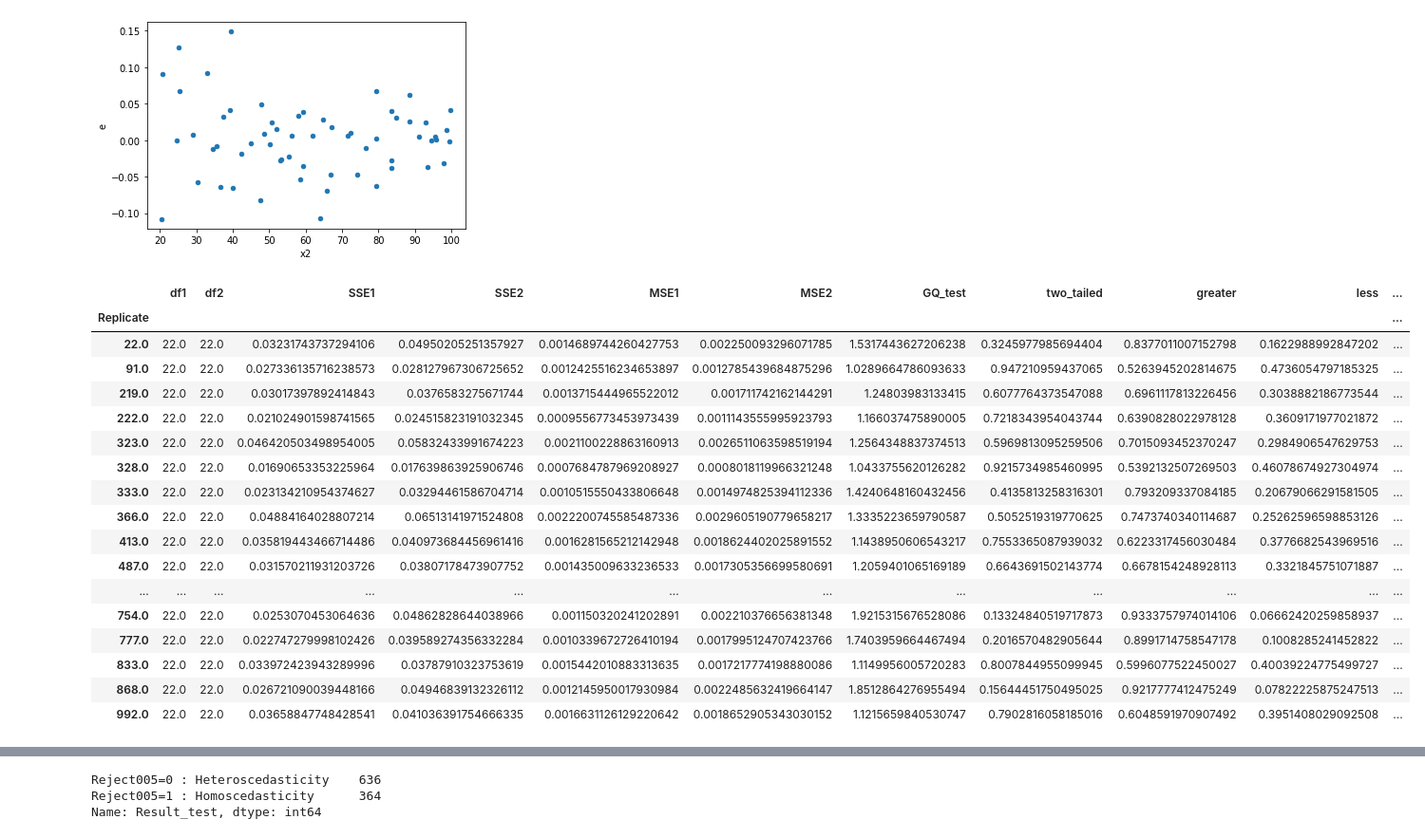
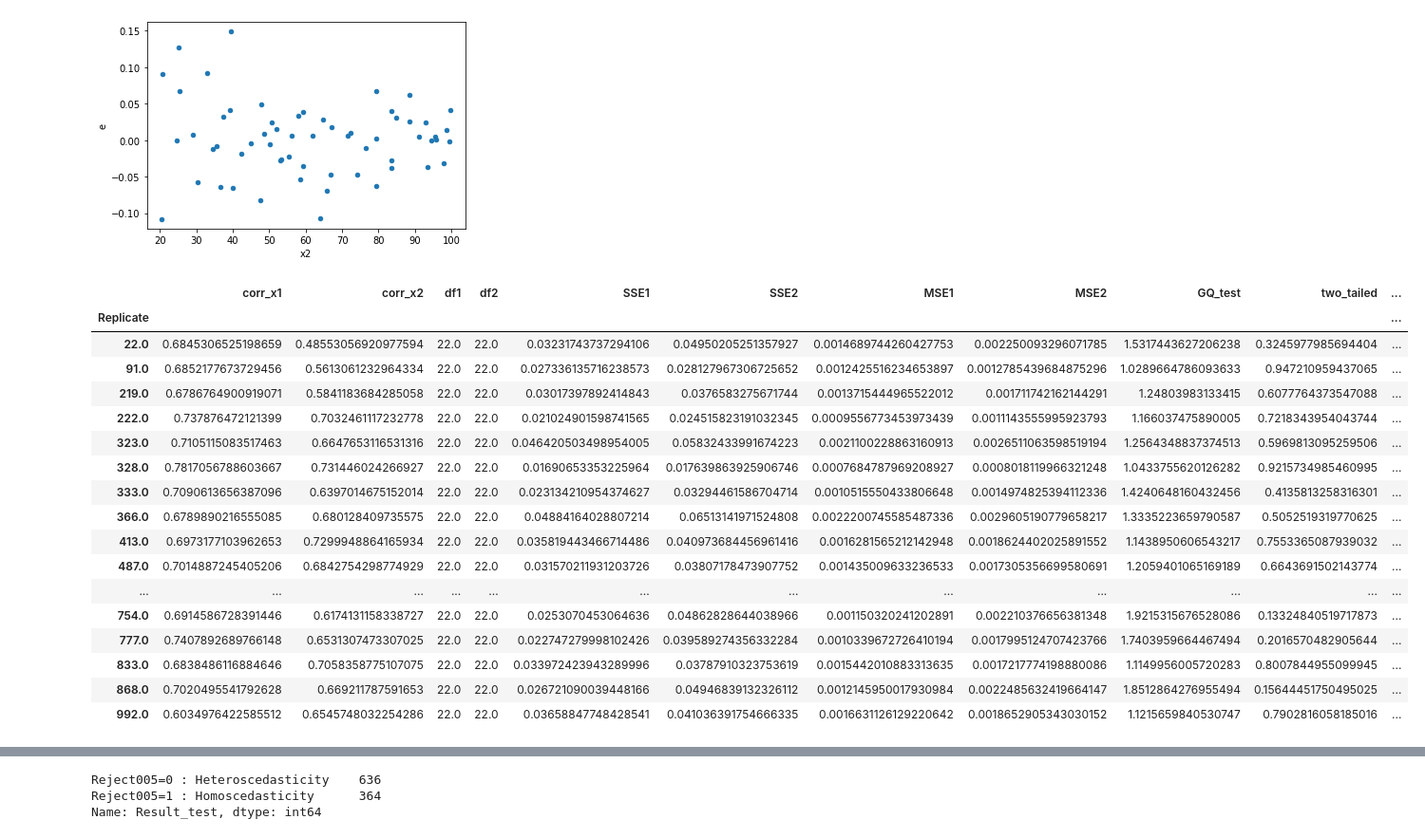
Before and after one commit to iam-fern/Generate_multiplication_2X, a Jupyter notebook: GQtest_data(y_hat)_multi_delta_(_1_6)_n60_05.ipynb, the cells around one changed output, grey strips where cells are left out. Shown at 95% size. Cells and saved outputs as stored; diff of their text form; code cells hidden in the pictures.

```diff
--- a/GQtest_data(y_hat)_multi_delta_(_1_6)_n60_05.ipynb
+++ b/GQtest_data(y_hat)_multi_delta_(_1_6)_n60_05.ipynb
@@ -177,6 +178,12 @@ def get_result(run_replicate, percent_data):
     new_table_sort.reset_index(inplace=True)
     new_table_sort.drop(['index'], axis=1, inplace=True)
 
+    # Correlation between two columns of DataFrame.
+    corr_x1 = new_table['x1'].corr(new_table['Y'])
+    corr_x2 = new_table['x2'].corr(new_table['Y'])
+
+    # Correlation between all the columns of DataFrame.
+    all_corr = new_table.corr()
 
     # แบ่งข้อมูลกลุ่มที่ 1
     table1 = new_table_sort.iloc[:int(percent_data*new_table_sort.shape[0]) , :]
@@ -220,13 +227,15 @@ def get_result(run_replicate, percent_data):
     p_greater = ss.f.cdf(GQ_test, df2, df1)
     p_less = 1.0-ss.f.cdf(GQ_test, df2, df1)
 
-    return df1, df2, SSE1, SSE2, MSE1, MSE2, GQ_test, two_tailed, p_greater, p_less
+    return corr_x1, corr_x2, df1, df2, SSE1, SSE2, MSE1, MSE2, GQ_test, two_tailed, p_greater, p_less
 
 # สร้าง list ของ replicates
 list_replicate=list({i[0] for i in table.index})
 list_replicate.sort()
 
 # สร้าง list เพื่อเก็บค่า ทุกรอบที่ run
+list_corr_x1=[]
+list_corr_x2=[]
 list_df1=[]
 list_df2=[]
 list_SSE1=[]
@@ -243,7 +252,9 @@ percent_data=0.4
 
 # ใช้ for loop สำหรับการ run ทุก replicates
 for run_replicate in list_replicate:
-    df1, df2, SSE1, SSE2, MSE1, MSE2, GQ_test, two_tailed, p_greater, p_less=get_result(run_replicate, percent_data)
+    corr_x1, corr_x2, df1, df2, SSE1, SSE2, MSE1, MSE2, GQ_test, two_tailed, p_greater, p_less=get_result(run_replicate, percent_data)
+    list_corr_x1.append(corr_x1)
+    list_corr_x2.append(corr_x2)
     list_df1.append(df1)
     list_SSE1.append(SSE1)
     list_df2.append(df2)
@@ -257,38 +268,38 @@ for run_replicate in list_replicate:
 # %%
 # สร้างตารางผลลัพธ์
 alpha = 0.05
 pd.set_option('display.max_rows', 1000)
 pd.set_option('display.max_columns', 1000)
 pd.set_option('display.width', 1000)
-result=pd.DataFrame({"Replicate":list_replicate, "df1":list_df1, "df2":list_df2, "SSE1":list_SSE1,
+result=pd.DataFrame({"Replicate":list_replicate, "corr_x1":list_corr_x1, "corr_x2":list_corr_x2, "df1":list_df1, "df2":list_df2, "SSE1":list_SSE1,
                      "SSE2":list_SSE2, "MSE1":list_MSE1, "MSE2":list_MSE2,
                      "GQ_test":list_GQ_test, "two_tailed":list_two_tailed, "greater":list_p_greater, "less":list_p_less})
 result.set_index(['Replicate'], inplace=True)
 result=result[(result["two_tailed"]<=1) & (result["greater"]<=1) & (result["less"]<=1)]
 result["Result_test"]=result["two_tailed"].apply(lambda p_value: 'Reject005=0 : Heteroscedasticity'
                                                  if p_value < alpha else 'Reject005=1 : Homoscedasticity')
 #two_tailed_new_show=two_tailed_new.drop(columns="greater")
 
 result.astype(str)
 # %% [output]
-|  | df1 | df2 | SSE1 | SSE2 | MSE1 | MSE2 | GQ_test | two_tailed | greater | less | ... |
+|  | corr_x1 | corr_x2 | df1 | df2 | SSE1 | SSE2 | MSE1 | MSE2 | GQ_test | two_tailed | ... |
 | Replicate |  |  |  |  |  |  |  |  |  |  | ... |
-| 22.0 | 22.0 | 22.0 | 0.03231743737294106 | 0.04950205251357927 | 0.0014689744260427753 | 0.002250093296071785 | 1.5317443627206238 | 0.3245977985694404 | 0.8377011007152798 | 0.1622988992847202 | ... |
-| 91.0 | 22.0 | 22.0 | 0.027336135716238573 | 0.028127967306725652 | 0.0012425516234653897 | 0.0012785439684875296 | 1.0289664786093633 | 0.947210959437065 | 0.5263945202814675 | 0.4736054797185325 | ... |
-| 219.0 | 22.0 | 22.0 | 0.03017397892414843 | 0.0376583275671744 | 0.0013715444965522012 | 0.001711742162144291 | 1.24803983133415 | 0.6077764373547088 | 0.6961117813226456 | 0.3038882186773544 | ... |
-| 222.0 | 22.0 | 22.0 | 0.021024901598741565 | 0.024515823191032345 | 0.0009556773453973439 | 0.0011143555995923793 | 1.166037475890005 | 0.7218343954043744 | 0.6390828022978128 | 0.3609171977021872 | ... |
-| 323.0 | 22.0 | 22.0 | 0.046420503498954005 | 0.05832433991674223 | 0.0021100228863160913 | 0.0026511063598519194 | 1.2564348837374513 | 0.5969813095259506 | 0.7015093452370247 | 0.2984906547629753 | ... |
-| 328.0 | 22.0 | 22.0 | 0.01690653353225964 | 0.017639863925906746 | 0.0007684787969208927 | 0.0008018119966321248 | 1.0433755620126282 | 0.9215734985460995 | 0.5392132507269503 | 0.46078674927304974 | ... |
-| 333.0 | 22.0 | 22.0 | 0.023134210954374627 | 0.03294461586704714 | 0.0010515550433806648 | 0.0014974825394112336 | 1.4240648160432456 | 0.4135813258316301 | 0.793209337084185 | 0.20679066291581505 | ... |
-| 366.0 | 22.0 | 22.0 | 0.04884164028807214 | 0.06513141971524808 | 0.0022200745585487336 | 0.0029605190779658217 | 1.3335223659790587 | 0.5052519319770625 | 0.7473740340114687 | 0.25262596598853126 | ... |
-| 413.0 | 22.0 | 22.0 | 0.035819443466714486 | 0.040973684456961416 | 0.0016281565212142948 | 0.0018624402025891552 | 1.1438950606543217 | 0.7553365087939032 | 0.6223317456030484 | 0.3776682543969516 | ... |
-| 487.0 | 22.0 | 22.0 | 0.031570211931203726 | 0.03807178473907752 | 0.001435009633236533 | 0.0017305356699580691 | 1.2059401065169189 | 0.6643691502143774 | 0.6678154248928113 | 0.3321845751071887 | ... |
+| 22.0 | 0.6845306525198659 | 0.48553056920977594 | 22.0 | 22.0 | 0.03231743737294106 | 0.04950205251357927 | 0.0014689744260427753 | 0.002250093296071785 | 1.5317443627206238 | 0.3245977985694404 | ... |
+| 91.0 | 0.6852177673729456 | 0.5613061232964334 | 22.0 | 22.0 | 0.027336135716238573 | 0.028127967306725652 | 0.0012425516234653897 | 0.0012785439684875296 | 1.0289664786093633 | 0.947210959437065 | ... |
+| 219.0 | 0.6786764900919071 | 0.5841183684285058 | 22.0 | 22.0 | 0.03017397892414843 | 0.0376583275671744 | 0.0013715444965522012 | 0.001711742162144291 | 1.24803983133415 | 0.6077764373547088 | ... |
+| 222.0 | 0.737876472121399 | 0.7032461117232778 | 22.0 | 22.0 | 0.021024901598741565 | 0.024515823191032345 | 0.0009556773453973439 | 0.0011143555995923793 | 1.166037475890005 | 0.7218343954043744 | ... |
+| 323.0 | 0.7105115083517463 | 0.6647653116531316 | 22.0 | 22.0 | 0.046420503498954005 | 0.05832433991674223 | 0.0021100228863160913 | 0.0026511063598519194 | 1.2564348837374513 | 0.5969813095259506 | ... |
+| 328.0 | 0.7817056788603667 | 0.731446024266927 | 22.0 | 22.0 | 0.01690653353225964 | 0.017639863925906746 | 0.0007684787969208927 | 0.0008018119966321248 | 1.0433755620126282 | 0.9215734985460995 | ... |
+| 333.0 | 0.7090613656387096 | 0.6397014675152014 | 22.0 | 22.0 | 0.023134210954374627 | 0.03294461586704714 | 0.0010515550433806648 | 0.0014974825394112336 | 1.4240648160432456 | 0.4135813258316301 | ... |
+| 366.0 | 0.6789890216555085 | 0.680128409735575 | 22.0 | 22.0 | 0.04884164028807214 | 0.06513141971524808 | 0.0022200745585487336 | 0.0029605190779658217 | 1.3335223659790587 | 0.5052519319770625 | ... |
+| 413.0 | 0.6973177103962653 | 0.7299948864165934 | 22.0 | 22.0 | 0.035819443466714486 | 0.040973684456961416 | 0.0016281565212142948 | 0.0018624402025891552 | 1.1438950606543217 | 0.7553365087939032 | ... |
+| 487.0 | 0.7014887245405206 | 0.6842754298774929 | 22.0 | 22.0 | 0.031570211931203726 | 0.03807178473907752 | 0.001435009633236533 | 0.0017305356699580691 | 1.2059401065169189 | 0.6643691502143774 | ... |
 | ... | ... | ... | ... | ... | ... | ... | ... | ... | ... | ... | ... |
-| 754.0 | 22.0 | 22.0 | 0.0253070453064636 | 0.04862828644038966 | 0.001150320241202891 | 0.002210376656381348 | 1.9215315676528086 | 0.13324840519717873 | 0.9333757974014106 | 0.06662420259858937 | ... |
-| 777.0 | 22.0 | 22.0 | 0.022747279998102426 | 0.039589274356332284 | 0.0010339672726410194 | 0.0017995124707423766 | 1.7403959664467494 | 0.2016570482905644 | 0.8991714758547178 | 0.1008285241452822 | ... |
-| 833.0 | 22.0 | 22.0 | 0.033972423943289996 | 0.03787910323753619 | 0.0015442010883313635 | 0.0017217774198880086 | 1.1149956005720283 | 0.8007844955099945 | 0.5996077522450027 | 0.40039224775499727 | ... |
-| 868.0 | 22.0 | 22.0 | 0.026721090039448166 | 0.04946839132326112 | 0.0012145950017930984 | 0.0022485632419664147 | 1.8512864276955494 | 0.15644451750495025 | 0.9217777412475249 | 0.07822225875247513 | ... |
-| 992.0 | 22.0 | 22.0 | 0.03658847748428541 | 0.041036391754666335 | 0.0016631126129220642 | 0.0018652905343030152 | 1.1215659840530747 | 0.7902816058185016 | 0.6048591970907492 | 0.3951408029092508 | ... |
+| 754.0 | 0.6914586728391446 | 0.6174131158338727 | 22.0 | 22.0 | 0.0253070453064636 | 0.04862828644038966 | 0.001150320241202891 | 0.002210376656381348 | 1.9215315676528086 | 0.13324840519717873 | ... |
+| 777.0 | 0.7407892689766148 | 0.6531307473307025 | 22.0 | 22.0 | 0.022747279998102426 | 0.039589274356332284 | 0.0010339672726410194 | 0.0017995124707423766 | 1.7403959664467494 | 0.2016570482905644 | ... |
+| 833.0 | 0.6838486116884646 | 0.7058358775107075 | 22.0 | 22.0 | 0.033972423943289996 | 0.03787910323753619 | 0.0015442010883313635 | 0.0017217774198880086 | 1.1149956005720283 | 0.8007844955099945 | ... |
+| 868.0 | 0.7020495541792628 | 0.669211787591653 | 22.0 | 22.0 | 0.026721090039448166 | 0.04946839132326112 | 0.0012145950017930984 | 0.0022485632419664147 | 1.8512864276955494 | 0.15644451750495025 | ... |
+| 992.0 | 0.6034976422585512 | 0.6545748032254286 | 22.0 | 22.0 | 0.03658847748428541 | 0.041036391754666335 | 0.0016631126129220642 | 0.0018652905343030152 | 1.1215659840530747 | 0.7902816058185016 | ... |
 # %%
 # สร้างตารางผลลัพธ์
 alpha = 0.05
```
Also changed, not shown: parts of 2 cells of this notebook.
